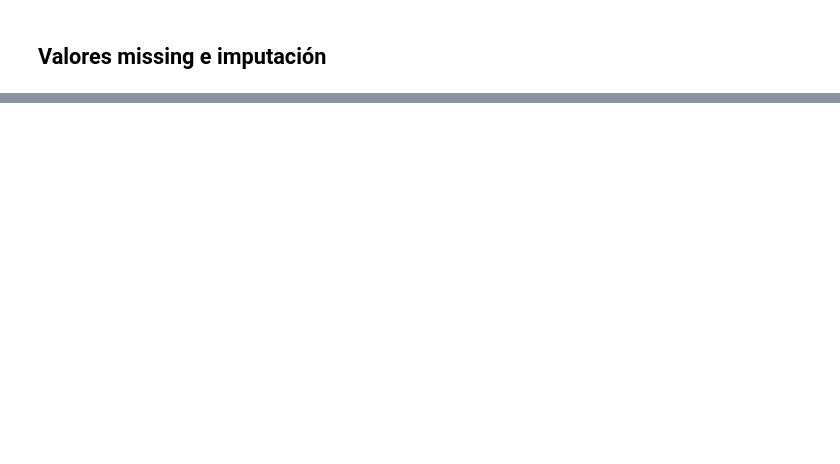
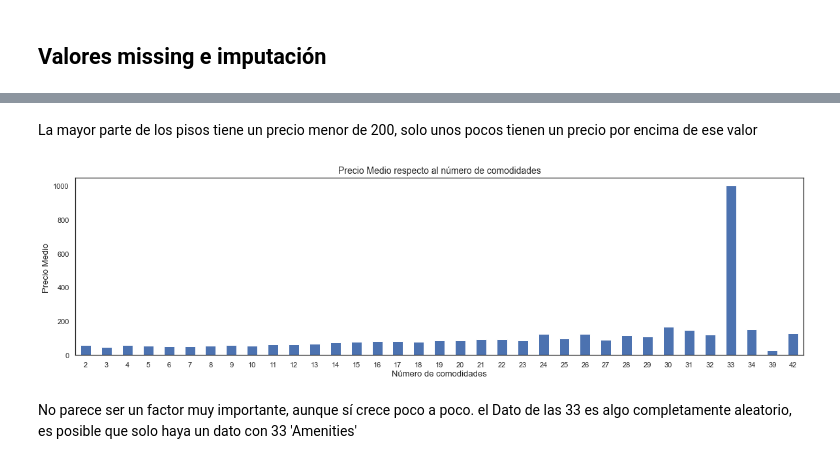
Before and after one commit to AlvaroML95/PRACTICA_FINAL, a Jupyter notebook: Practica Final.ipynb, the cells around one changed output, grey strips where cells are left out. Cells and saved outputs as stored; diff of their text form; code cells hidden in the pictures; blank space fills up the shorter version.

```diff
--- a/Practica Final.ipynb
+++ b/Practica Final.ipynb
@@ -191,0 +349,15 @@ data['Tiempo Anfitrión Días'] = data['Tiempo Anfitrión Días'].fillna(0)
+# %% [markdown]
+La mayor parte de los pisos tiene un precio menor de 200, solo unos pocos tienen un precio por encima de ese valor
+# %%
+plt.figure(figsize=(20,5))
+data.groupby('nº Amenities').Price.mean().plot(kind='bar')
+plt.title('Precio Medio respecto al número de comodidades', fontsize=14)
+plt.xlabel('Número de comodidades', fontsize=13)
+plt.ylabel('Precio Medio ', fontsize=13)
+plt.xticks(rotation=0)
+plt.xlim(left=0.5)
+plt.show()
+# %% [output]
+[figure, added]
+# %% [markdown]
+No parece ser un factor muy importante, aunque sí crece poco a poco. el Dato de las 33 es algo completamente aleatorio, es posible que solo haya un dato con 33 'Amenities'
```
Also changed, not shown: parts of 32 cells of this notebook, 1 other file.
